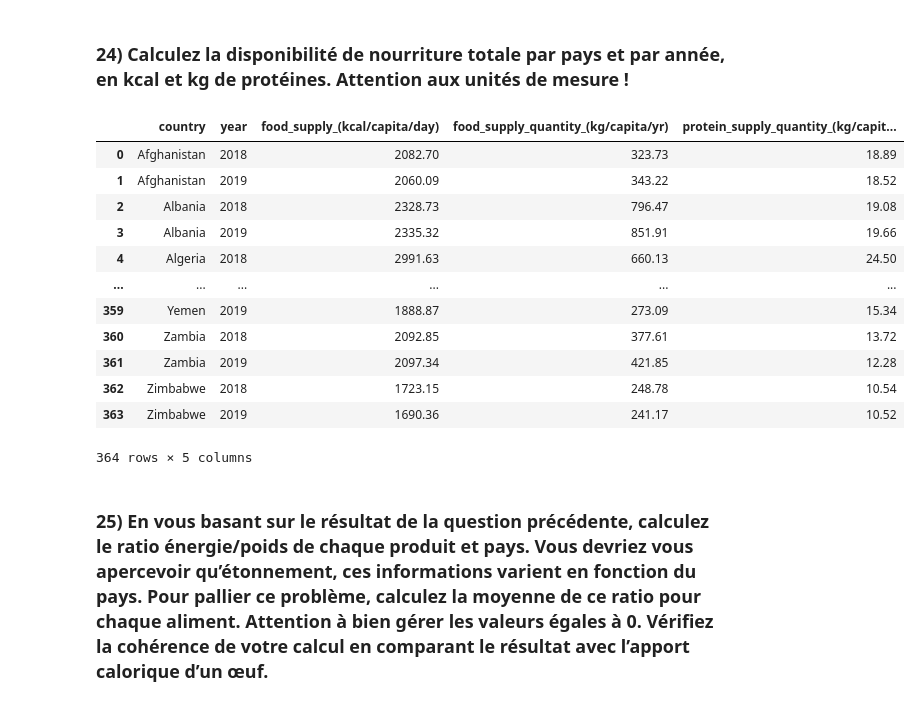
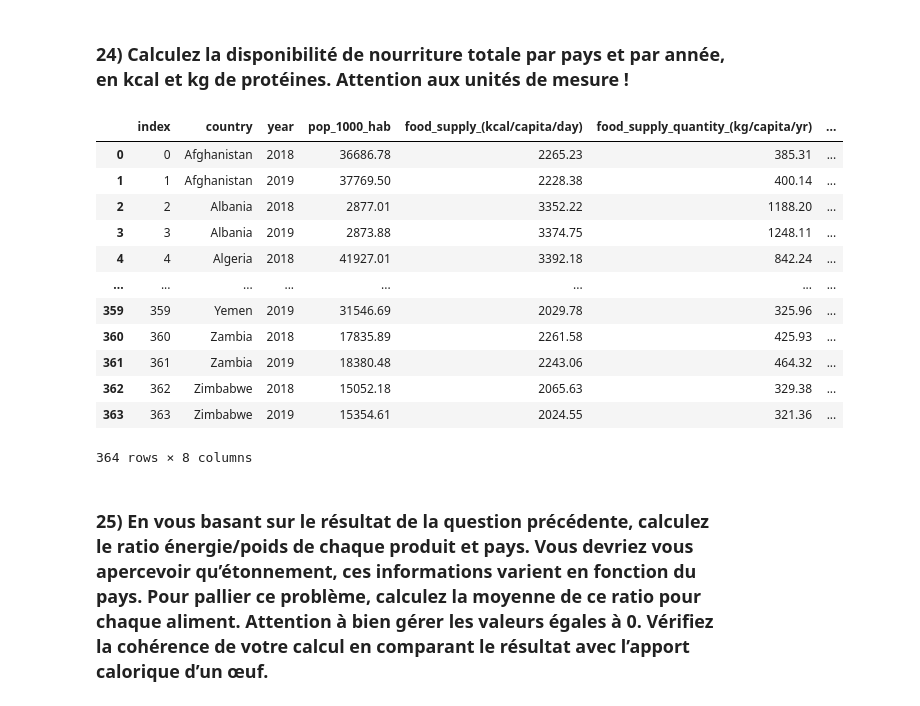
Before and after one commit to t7bo/pandas_fao, a Jupyter notebook: main.ipynb, the cells around one changed output. Drawn from its saved outputs; the diff is of its cells as text; code cells hidden in the pictures.

```diff
--- a/main.ipynb
+++ b/main.ipynb
@@ -61,7 +61,7 @@ df_anim.head(5)
 # %%
 df_anim["type"] = "animal"
 df_veg["type"] = "vegetal"
-df_products = pd.merge(df_veg, df_anim, how = "left")
+df_products = pd.merge(df_veg, df_anim, how = "outer")
 # %% [markdown]
 ### 5) Transformez df_pop afin de ne garder que le code du pays, le pays, l’année et la population. Renommer la colonne ‘value’ en ‘pop_1000_hab’
 # %%
@@ -563,24 +632,28 @@ round(test.sort_values(by = "taux_croissance_pop_18_19", ascending=False), 3)
 # %% [markdown]
 ### 24) Calculez la disponibilité de nourriture totale par pays et par année, en kcal et kg de protéines. Attention aux unités de mesure !
 # %%
-total_food_supply = final_df.groupby(["country", "year"])[["food_supply_(kcal/capita/day)", "food_supply_quantity_(kg/capita/yr)", "protein_supply_quantity_(g/capita/day)"]].sum()
+total_food_supply = final_df.groupby(["country", "year", "pop_1000_hab"])[["food_supply_(kcal/capita/day)", "food_supply_quantity_(kg/capita/yr)", "protein_supply_quantity_(g/capita/day)"]].sum()
 total_food_supply = total_food_supply.reset_index()
 total_food_supply["protein_supply_quantity_(g/capita/day)"] = round(total_food_supply["protein_supply_quantity_(g/capita/day)"] * 365 / 1000, 2)
+
+total_food_supply["protein_total"] = (total_food_supply["protein_supply_quantity_(g/capita/day)"] * total_food_supply["pop_1000_hab"])
+total_food_supply = total_food_supply.reset_index()
+
 total_food_supply = total_food_supply.rename(columns={"protein_supply_quantity_(g/capita/day)" : "protein_supply_quantity_(kg/capita/yr)"})
 total_food_supply
 # %% [output]
-|  | country | year | food_supply_(kcal/capita/day) | food_supply_quantity_(kg/capita/yr) | protein_supply_quantity_(kg/capit... |
-| 0 | Afghanistan | 2018 | 2082.70 | 323.73 | 18.89 |
-| 1 | Afghanistan | 2019 | 2060.09 | 343.22 | 18.52 |
-| 2 | Albania | 2018 | 2328.73 | 796.47 | 19.08 |
-| 3 | Albania | 2019 | 2335.32 | 851.91 | 19.66 |
-| 4 | Algeria | 2018 | 2991.63 | 660.13 | 24.50 |
-| ... | ... | ... | ... | ... | ... |
-| 359 | Yemen | 2019 | 1888.87 | 273.09 | 15.34 |
-| 360 | Zambia | 2018 | 2092.85 | 377.61 | 13.72 |
-| 361 | Zambia | 2019 | 2097.34 | 421.85 | 12.28 |
-| 362 | Zimbabwe | 2018 | 1723.15 | 248.78 | 10.54 |
-| 363 | Zimbabwe | 2019 | 1690.36 | 241.17 | 10.52 |
+|  | index | country | year | pop_1000_hab | food_supply_(kcal/capita/day) | food_supply_quantity_(kg/capita/yr) | ... |
+| 0 | 0 | Afghanistan | 2018 | 36686.78 | 2265.23 | 385.31 | ... |
+| 1 | 1 | Afghanistan | 2019 | 37769.50 | 2228.38 | 400.14 | ... |
+| 2 | 2 | Albania | 2018 | 2877.01 | 3352.22 | 1188.20 | ... |
+| 3 | 3 | Albania | 2019 | 2873.88 | 3374.75 | 1248.11 | ... |
+| 4 | 4 | Algeria | 2018 | 41927.01 | 3392.18 | 842.24 | ... |
+| ... | ... | ... | ... | ... | ... | ... | ... |
+| 359 | 359 | Yemen | 2019 | 31546.69 | 2029.78 | 325.96 | ... |
+| 360 | 360 | Zambia | 2018 | 17835.89 | 2261.58 | 425.93 | ... |
+| 361 | 361 | Zambia | 2019 | 18380.48 | 2243.06 | 464.32 | ... |
+| 362 | 362 | Zimbabwe | 2018 | 15052.18 | 2065.63 | 329.38 | ... |
+| 363 | 363 | Zimbabwe | 2019 | 15354.61 | 2024.55 | 321.36 | ... |
-364 rows × 5 columns
+364 rows × 8 columns
 # %% [markdown]
 ### 25) En vous basant sur le résultat de la question précédente, calculez le ratio énergie/poids de chaque produit et pays. Vous devriez vous apercevoir qu’étonnement, ces informations varient en fonction du pays. Pour pallier ce problème, calculez la moyenne de ce ratio pour chaque aliment.  Attention à bien gérer les valeurs égales à 0. Vérifiez la cohérence de votre calcul en comparant le résultat avec l’apport calorique d’un œuf.
```
Also changed, not shown: parts of 48 cells of this notebook.
